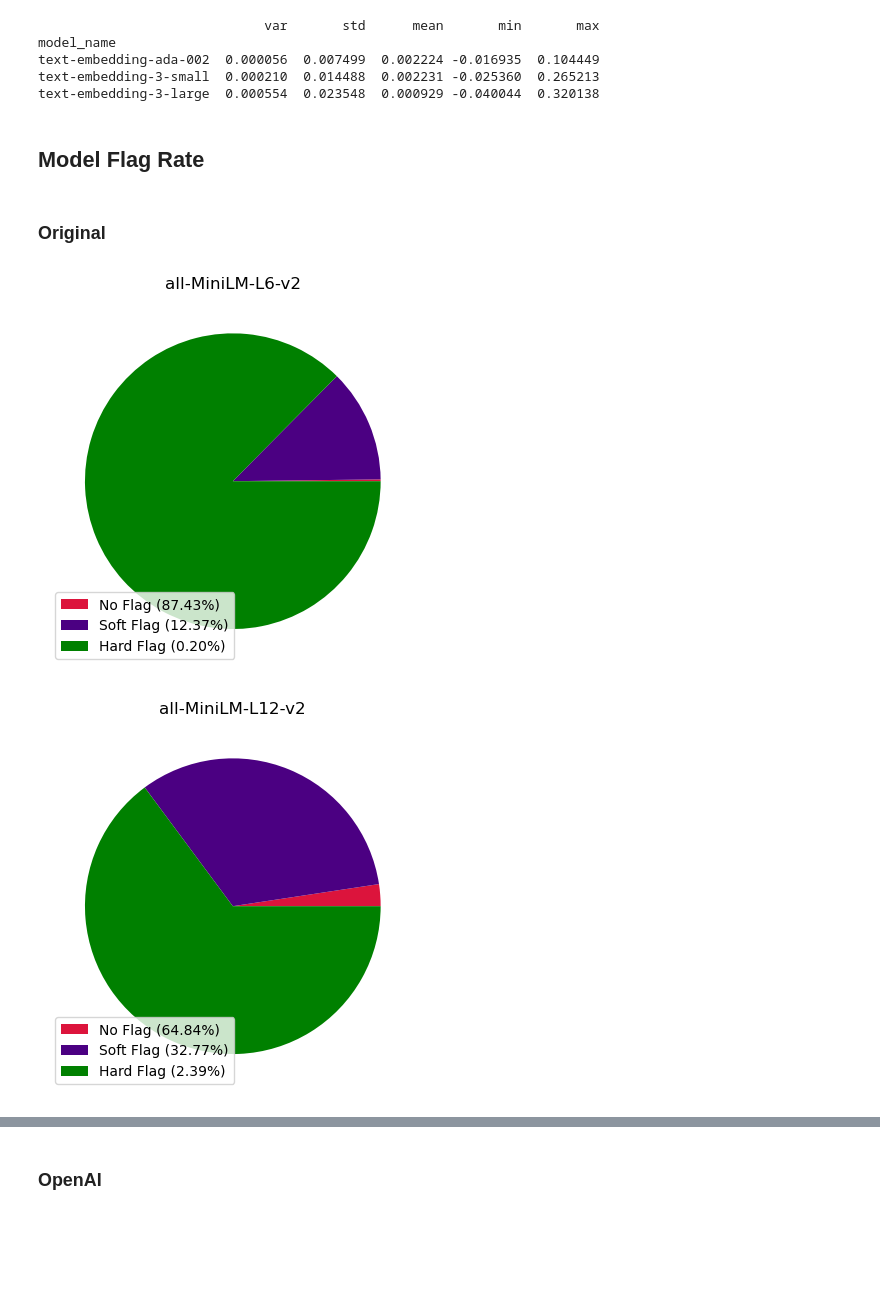
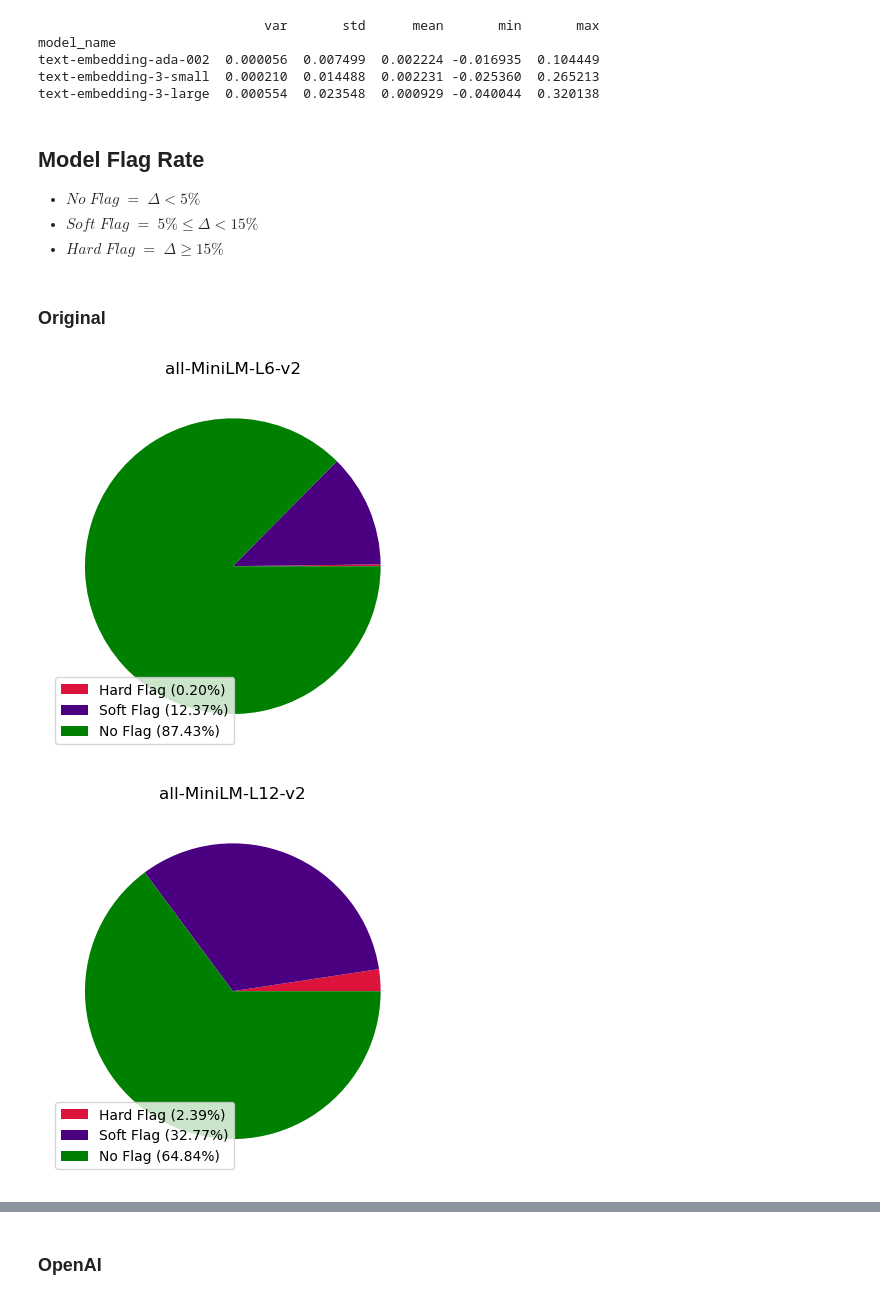
Before and after one commit to Pedagogue-Systems/ai-matching-consistency-eval, a Jupyter notebook: notebooks/openai_comparison.ipynb, the cells around one changed output, grey strips where cells are left out. Saved outputs shown, nothing was run; the diff lists cells and outputs as text; code cells hidden in the pictures; blank space fills up the shorter version.

Commit message:
OpenAI New Thresholds
Update the flag thresholds for the OpenAI models since the originals were too large. Also fixed the color disagreement between the pie chart and legend.

```diff
--- a/notebooks/openai_comparison.ipynb
+++ b/notebooks/openai_comparison.ipynb
@@ -37,29 +37,33 @@ text-embedding-3-small  0.000210  0.014488  0.002231 -0.025360  0.265213
 text-embedding-3-large  0.000554  0.023548  0.000929 -0.040044  0.320138
 # %% [markdown]
 ## Model Flag Rate
+
+* $No\;Flag \; = \; \Delta < 5\%$
+* $Soft\;Flag \; = \; 5\% \leq \Delta < 15\%$
+* $Hard\;Flag \; = \; \Delta \geq 15\%$
 # %% [markdown]
 ### Original
 # %%
 models = results['model_name'].unique().tolist()
 
 for model in models:
     df = results[results['model_name'] == model]
 
     no_flag = len(df[df['flag'] == 0])
     soft_flag = len(df[df['flag'] == 1])
     hard_flag = len(df[df['flag'] == 2])
     total = hard_flag + soft_flag + no_flag
 
     flag = [hard_flag, soft_flag, no_flag]
-    labels = [f'No Flag ({(no_flag / total) * 100:.2f}%)',
+    labels = [f'Hard Flag ({(hard_flag / total) * 100:.2f}%)',
               f'Soft Flag ({(soft_flag / total) * 100:.2f}%)',
-              f'Hard Flag ({(hard_flag / total) * 100:.2f}%)']
+              f'No Flag ({(no_flag / total) * 100:.2f}%)']
     colors = ['crimson', 'indigo', 'green']
 
     plt.pie(flag, colors=colors)
     plt.title(model)
     plt.legend(labels=labels, loc='lower left')
     plt.show()
 # %% [output]
-[figure, old version]
+[figure, new version]
-[figure, old version]
+[figure, new version]
```
Also changed, not shown: parts of 4 cells of this notebook.
